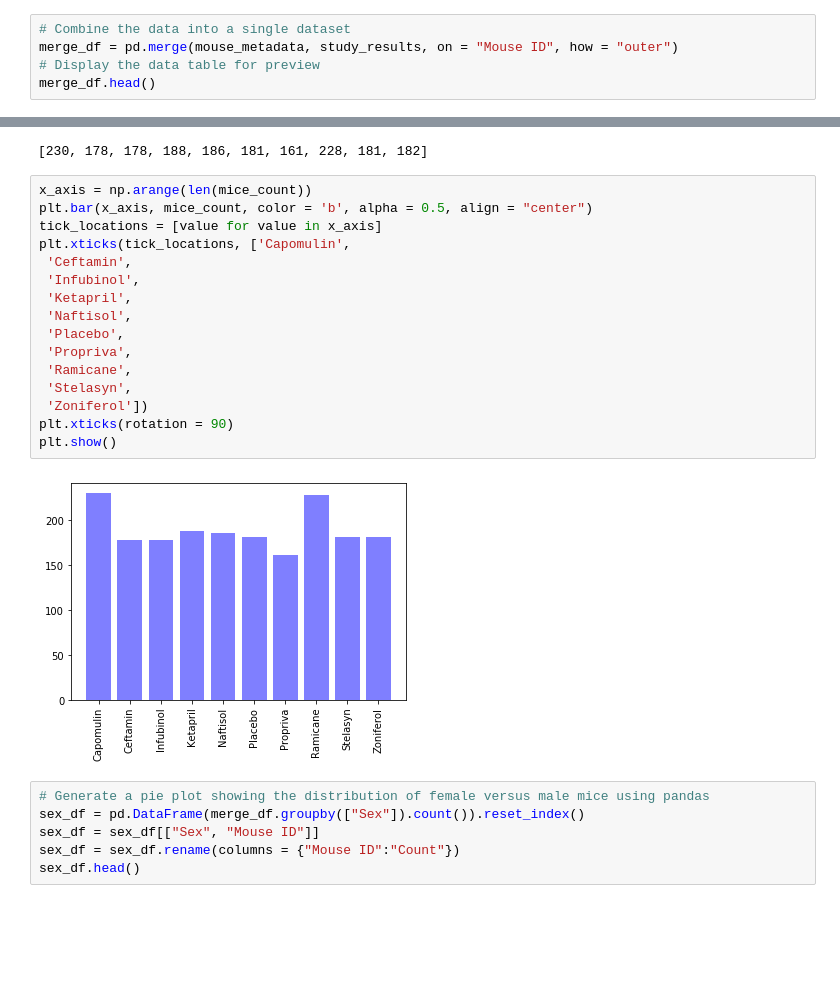
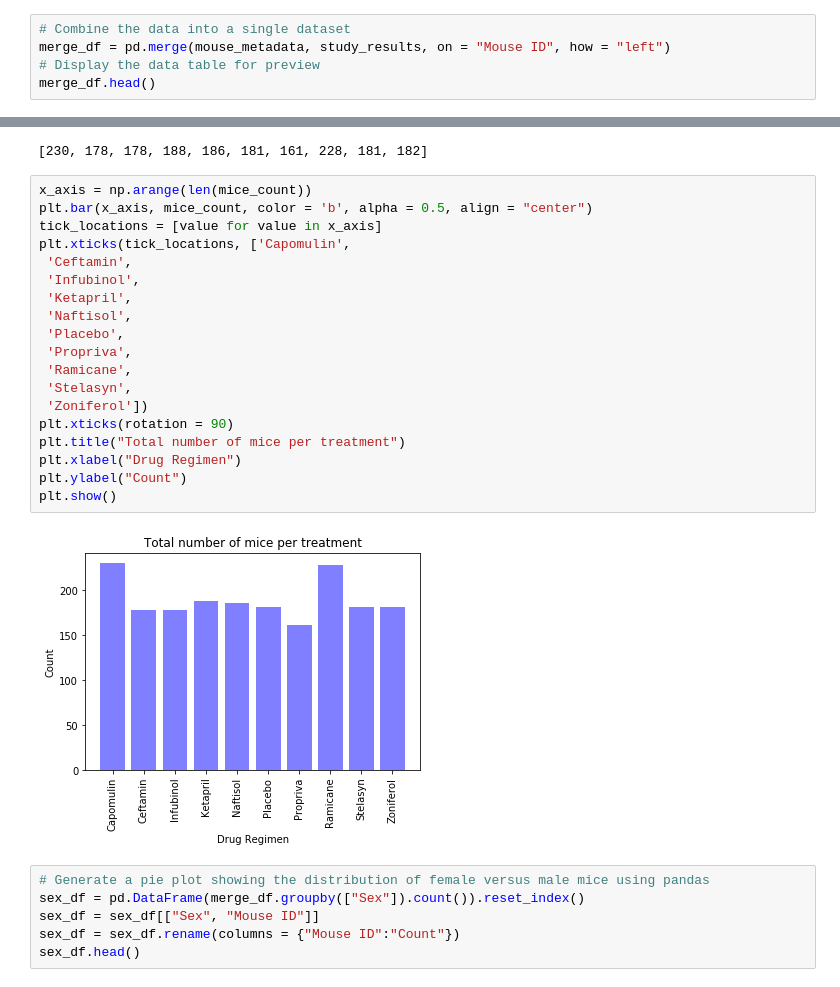
Before and after one commit to hlstevens16/matplotlib---challenge, a Jupyter notebook: Pymaceuticals.ipynb, the cells around one changed output, grey strips where cells are left out. Cells and saved outputs as stored; diff of their text form; blank space fills up the shorter version.

```diff
--- a/Pymaceuticals.ipynb
+++ b/Pymaceuticals.ipynb
@@ -37,7 +39,7 @@ study_results.head()
 | 4 | c819 | 0 | 45.0 | 0 |
 # %%
 # Combine the data into a single dataset
-merge_df = pd.merge(mouse_metadata, study_results, on = "Mouse ID", how = "outer")
+merge_df = pd.merge(mouse_metadata, study_results, on = "Mouse ID", how = "left")
 # Display the data table for preview
 merge_df.head()
 # %% [output]
@@ -171,21 +175,24 @@ mice_count
 # %%
 x_axis = np.arange(len(mice_count))
 plt.bar(x_axis, mice_count, color = 'b', alpha = 0.5, align = "center")
 tick_locations = [value for value in x_axis]
 plt.xticks(tick_locations, ['Capomulin',
  'Ceftamin',
  'Infubinol',
  'Ketapril',
  'Naftisol',
  'Placebo',
  'Propriva',
  'Ramicane',
  'Stelasyn',
  'Zoniferol'])
 plt.xticks(rotation = 90)
+plt.title("Total number of mice per treatment")
+plt.xlabel("Drug Regimen")
+plt.ylabel("Count")
 plt.show()
 # %% [output]
-[figure, old version]
+[figure, new version]
 # %%
 # Generate a pie plot showing the distribution of female versus male mice using pandas
 sex_df = pd.DataFrame(merge_df.groupby(["Sex"]).count()).reset_index()
```
Also changed, not shown: parts of 8 cells of this notebook.
